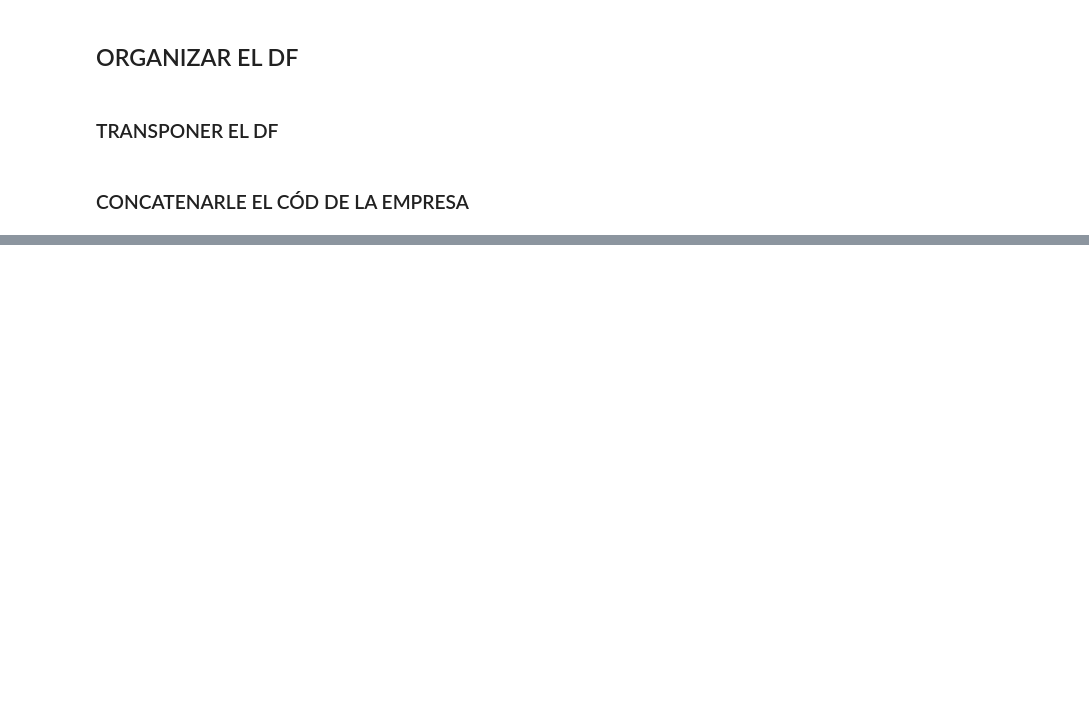
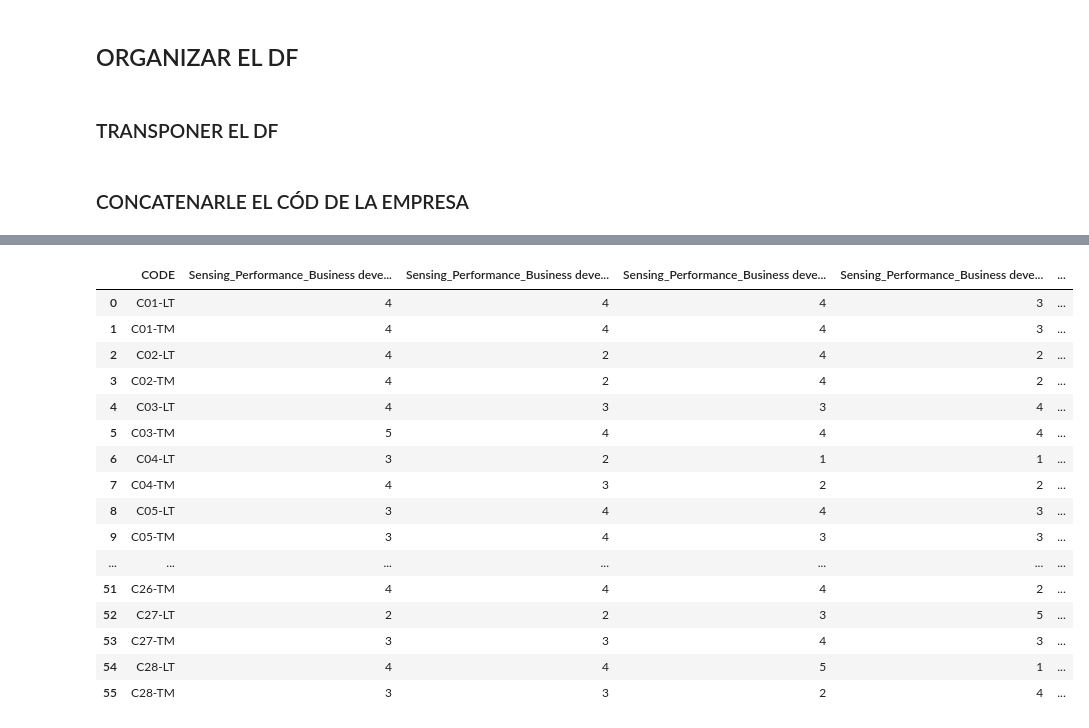
Before and after one commit to AlejaGuz/orange, a Jupyter notebook: orange_project_icesi.ipynb, the cells around one changed output, grey strips where cells are left out. Cells and saved outputs as stored; diff of their text form; code cells hidden in the pictures; blank space fills up the shorter version.

```diff
--- a/orange_project_icesi.ipynb
+++ b/orange_project_icesi.ipynb
@@ -95,0 +147,20 @@ dfT.to_excel("transpuesta.xlsx", index=False)
+# %%
+df_valores
+# %% [output]
+|  | CODE | Sensing_Performance_Business deve... | Sensing_Performance_Business deve... | Sensing_Performance_Business deve... | Sensing_Performance_Business deve... | ... |
+| 0 | C01-LT | 4 | 4 | 4 | 3 | ... |
+| 1 | C01-TM | 4 | 4 | 4 | 3 | ... |
+| 2 | C02-LT | 4 | 2 | 4 | 2 | ... |
+| 3 | C02-TM | 4 | 2 | 4 | 2 | ... |
+| 4 | C03-LT | 4 | 3 | 3 | 4 | ... |
+| 5 | C03-TM | 5 | 4 | 4 | 4 | ... |
+| 6 | C04-LT | 3 | 2 | 1 | 1 | ... |
+| 7 | C04-TM | 4 | 3 | 2 | 2 | ... |
+| 8 | C05-LT | 3 | 4 | 4 | 3 | ... |
+| 9 | C05-TM | 3 | 4 | 3 | 3 | ... |
+| ... | ... | ... | ... | ... | ... | ... |
+| 51 | C26-TM | 4 | 4 | 4 | 2 | ... |
+| 52 | C27-LT | 2 | 2 | 3 | 5 | ... |
+| 53 | C27-TM | 3 | 3 | 4 | 3 | ... |
+| 54 | C28-LT | 4 | 4 | 5 | 1 | ... |
+| 55 | C28-TM | 3 | 3 | 2 | 4 | ... |
```
Also changed, not shown: parts of 9 cells of this notebook.
